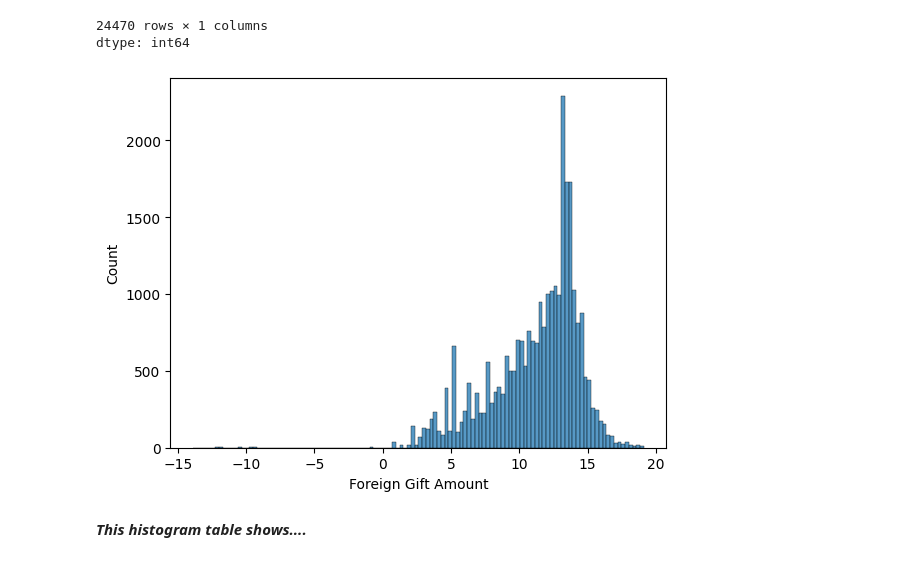
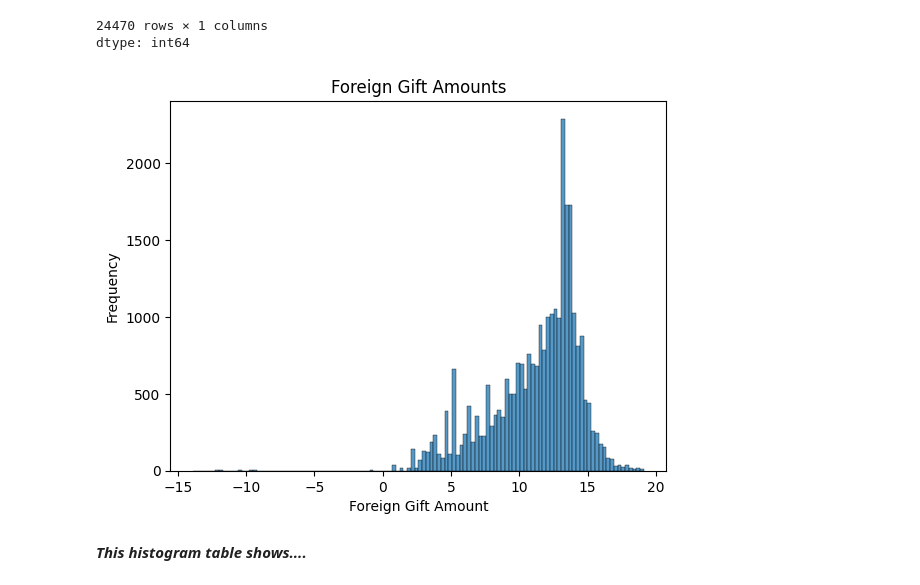
Before and after one commit to ananya-balach/unit3EDA, a Jupyter notebook: assignment/assignment.ipynb, the cells around one changed output. Drawn from its saved outputs; the diff is of its cells as text; code cells hidden in the pictures.

```diff
--- a/assignment/assignment.ipynb
+++ b/assignment/assignment.ipynb
@@ -65,15 +65,15 @@ dtype: int64
 # %%
 # Histogram:
 import seaborn as sns
 var = np.arcsinh(df['Foreign Gift Amount'])
 
-sns.histplot(data=df, x=var) # Same thing
+fig = sns.histplot(data=df, x=var) # Same thing
 fig.set(title='Foreign Gift Amounts',
-xlabel='Gini',
-ylabel='Density')
+xlabel='Foreign Gift Amount',
+ylabel='Frequency')
 plt.show()
 # %% [output]
-[figure, old version]
+[figure, new version]
 # %% [markdown]
 ***This histogram table shows....***
 # %%
```
Also changed, not shown: parts of 12 cells of this notebook.
